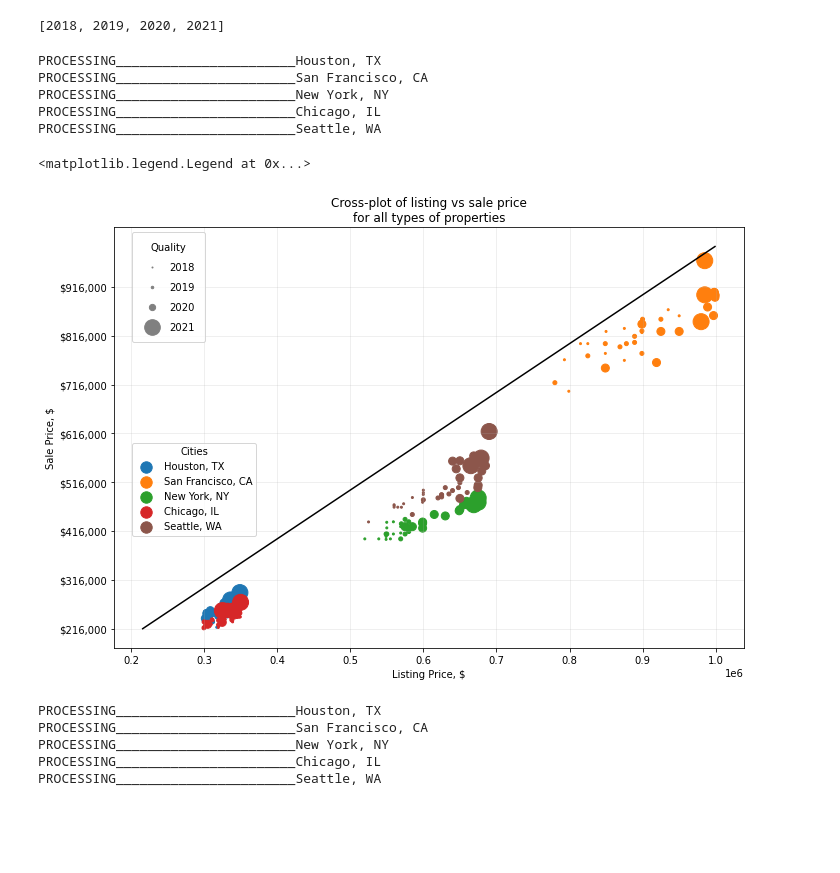
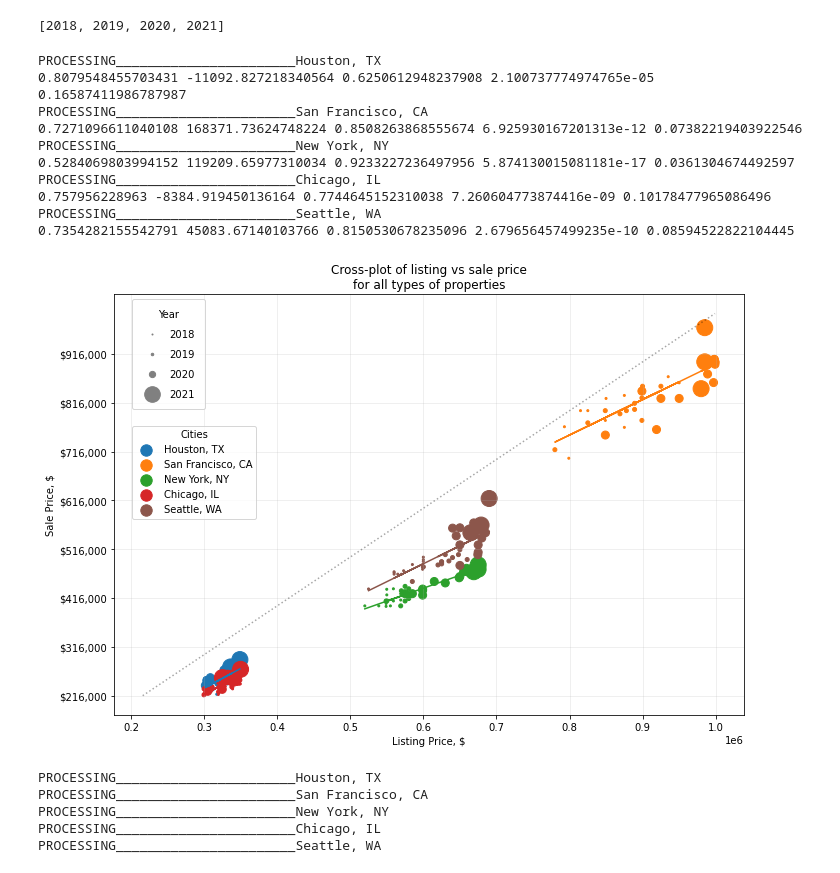
Before and after one commit to i-am-phoenix/Demo, a Jupyter notebook: zillow_data_cleaning_functions_post_submit.ipynb, the cells around one changed output. Drawn from its saved outputs; the diff is of its cells as text; code cells hidden in the pictures; blank space fills up the shorter version.

Commit message:
post submit: added crossplot of list vs sale prices for all prop types in 5 cities

```diff
--- a/zillow_data_cleaning_functions_post_submit.ipynb
+++ b/zillow_data_cleaning_functions_post_submit.ipynb
@@ -407,6 +408,17 @@ for city in chosen_cities:
              marker='o',
 #              linewidth=0,
              label=f"{city}")
+
+    slope, intercept, rvaue, pvalue, stderr= linregress(zillow_df_by_city_merged_dateindex['list_price_data'],
+             zillow_df_by_city_merged_dateindex['sale_data'])
+    print(slope, intercept, rvaue, pvalue, stderr)
+
+    x=zillow_df_by_city_merged_dateindex['list_price_data']
+    new_y=slope * zillow_df_by_city_merged_dateindex['list_price_data'] + intercept
+    plt.plot(x,new_y,c=color[counter])
+
+    # AI: add year loop to run regression over
+
     # increment city counter
     counter += 1
 
@@ -431,40 +443,44 @@ for city in chosen_cities:
 
     plt.yticks(x_ticks,x_labels)
     plt.yticks(y_ticks,y_labels)
 
-    # add legend
-    plt.legend(loc=(0.02,0.5))
-    plt.tight_layout()
+
 
 lim=[min(zillow_df_by_city_merged['list_price_data'].min(), zillow_df_by_city_merged['sale_data'].min()),
       max(zillow_df_by_city_merged['list_price_data'].max(),  zillow_df_by_city_merged['sale_data'].max())]
 
-plt.plot(lim, lim, 'k')
+# add legend
+plt.plot(lim, lim, 'k:', alpha=0.35)
 
-ax.add_artist(plt.legend(title='Cities',loc='upper left', bbox_to_anchor=(0.02, 0.5)))
+ax.add_artist(plt.legend(title='Cities',loc='upper left', bbox_to_anchor=(0.02, 0.7)))
 
 h = [plt.plot([],[], color="gray", marker="o", ms=2.5**i, ls="")[0] for i in np.arange(5)]
 plt.legend(handles=h,
            title="Year",
            labels=[2018,2019,2020,2021],
            loc='upper left', bbox_to_anchor=(0.02, 1),
            borderpad=1,
            labelspacing=1)
+plt.tight_layout()
 # plt.show()
 #     # reformat city name for use in the formation of *.PNG file name
 #     city_formatted=city.split(",")[0].replace(" ", "_")
 
 #     # save figure to *.PNG file
 #     file_name= "list_vs_sold_price"
 #     plt.savefig( "figures/" + file_name + "_" + city_formatted +".png")
 # %% [output]
 PROCESSING_______________________Houston, TX
+0.8079548455703431 -11092.827218340564 0.6250612948237908 2.100737774974765e-05 0.16587411986787987
 PROCESSING_______________________San Francisco, CA
+0.7271096611040108 168371.73624748224 0.8508263868555674 6.925930167201313e-12 0.07382219403922546
 PROCESSING_______________________New York, NY
+0.5284069803994152 119209.65977310034 0.9233227236497956 5.874130015081181e-17 0.0361304674492597
 PROCESSING_______________________Chicago, IL
+0.757956228963 -8384.919450136164 0.7744645152310038 7.260604773874416e-09 0.10178477965086496
 PROCESSING_______________________Seattle, WA
+0.7354282155542791 45083.67140103766 0.8150530678235096 2.679656457499235e-10 0.08594522822104445
-<matplotlib.legend.Legend at 0x...>
-[figure, old version]
+[figure, new version]
 # %%
 #------------------------ Plotting inventory data - Days to Pending ------------------------
 # ---------------------------------------- by city -----------------------------------------
```
Also changed, not shown: parts of 1 cell of this notebook.
